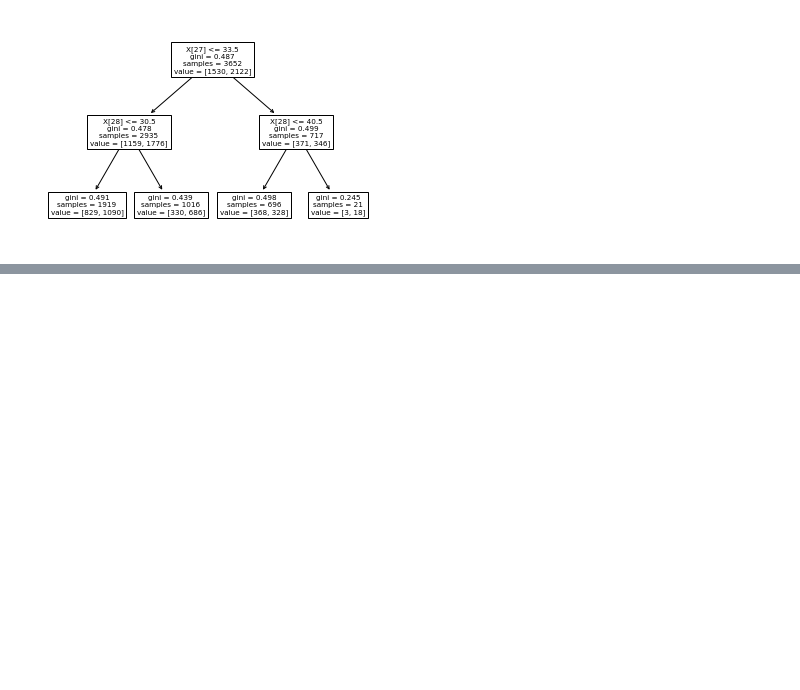
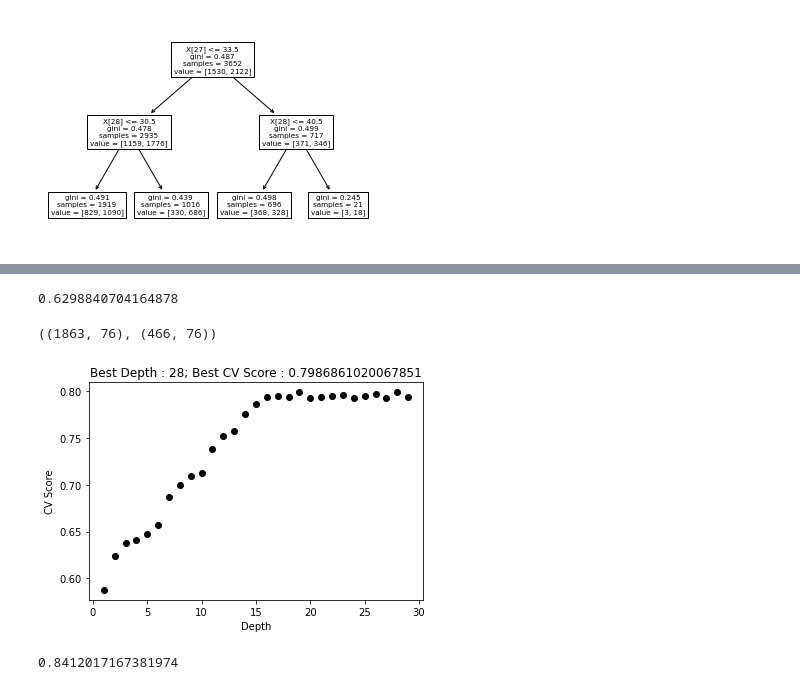
Before and after one commit to datares/team-octagoners, a Jupyter notebook: Analysis/predict_upcoming_matches.ipynb, the cells around one changed output, grey strips where cells are left out. Cells and saved outputs as stored; diff of their text form; code cells hidden in the pictures; blank space fills up the shorter version.

```diff
--- a/Analysis/predict_upcoming_matches.ipynb
+++ b/Analysis/predict_upcoming_matches.ipynb
@@ -158,0 +181,71 @@ tree.plot_tree(T)
+# %%
+cleaned["favorite"] = cleaned["favorite"].astype(int)
+
+cleaned['bet_correct'] = cleaned['Winner'] == cleaned['favorite']
+cleaned['bet_correct'] = cleaned['bet_correct'].astype(int)
+bets = cleaned[['Winner', 'favorite', 'bet_correct']]
+accuracy = bets['bet_correct'].sum()
+print(accuracy / len(cleaned))
+# %% [output]
+0.6298840704164878
+# %%
+cleaned = cleaned.dropna(axis = 1)
+cleaned
+from sklearn.model_selection import train_test_split
+
+# np.random.seed(1234)
+train, test = train_test_split(cleaned, test_size = 0.2) # hold out 20% of the data
+
+train.shape, test.shape
+# %% [output]
+((1863, 76), (466, 76))
+# %%
+from sklearn import preprocessing
+def preprocess(data_df):
+    df = data_df.copy()
+    df = df.drop(['R_odds', 'B_odds', 'R_ev', 'B_ev', 'date', 'location', 'country', 'isWeekend', 'days', 'month', 'year', 'class', 'favorite', 'bet_correct'], axis = 1)
+    le1 = preprocessing.LabelEncoder()
+    df['title_bout'] = le1.fit_transform(df['title_bout'])
+    df['weight_class'] = le1.fit_transform(df['weight_class'])
+    df['gender'] = le1.fit_transform(df['gender'])
+    df['B_Stance'] = le1.fit_transform(df['B_Stance'])
+    df['R_Stance'] = le1.fit_transform(df['R_Stance'])
+    fighter_names = df[['R_fighter', 'B_fighter']]
+    df = df.drop(['R_fighter', 'B_fighter'], axis = 1)
+    X = df.drop(['Winner'], axis = 1).values
+    y = df['Winner'].values
+
+    X_cols = df.drop(['Winner'], axis = 1).columns
+    X_cols = X_cols.tolist()
+
+    return (X, y, X_cols, fighter_names)
+
+X_train, y_train, cols, fighter_names = preprocess(train)
+X_fighter_names = fighter_names
+X_test,  y_test, cols, fighter_names = preprocess(test)
+# %%
+from sklearn.model_selection import cross_val_score
+from sklearn import tree
+fig, ax = plt.subplots(1)
+
+best_score = 0
+
+for d in range(1, 30):
+    T = tree.DecisionTreeClassifier(max_depth = d)
+    cv_score = cross_val_score(T, X_train, y_train, cv = 10).mean()
+
+    ax.scatter(d, cv_score, color = 'black')
+
+    if cv_score > best_score:
+        best_depth = d
+        best_score = cv_score
+
+l = ax.set(title = "Best Depth : " + str(best_depth) + "; Best CV Score : " + str(best_score), xlabel = "Depth", ylabel = "CV Score")
+# %% [output]
+[figure, added]
+# %%
+T = tree.DecisionTreeClassifier(max_depth = best_depth)
+T.fit(X_train, y_train)
+T.score(X_test, y_test)
+# %% [output]
+0.8412017167381974
```
Also changed, not shown: parts of 7 cells of this notebook, 7 other files.
